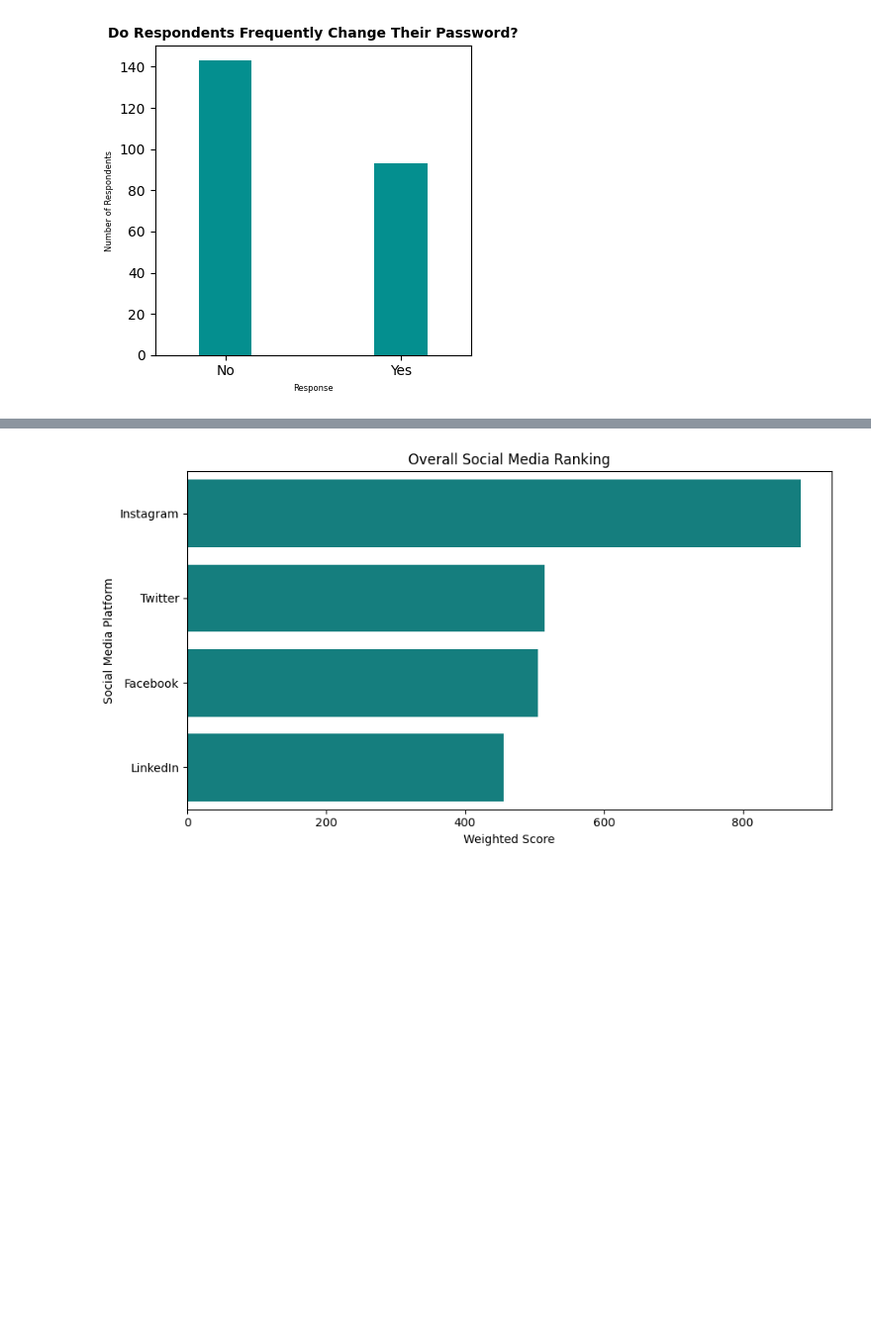
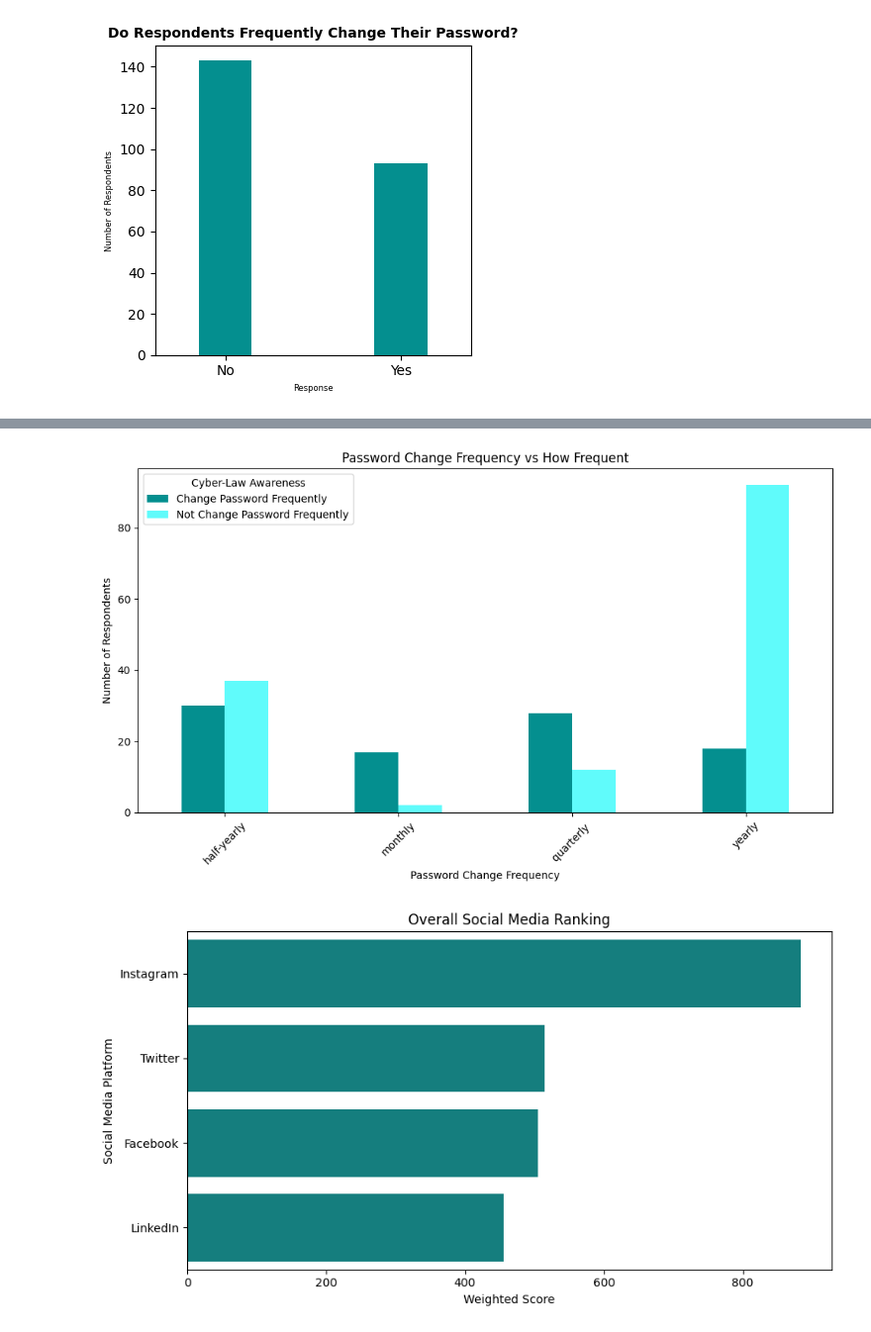
Before and after one commit to zf00593/dataset-project, a Jupyter notebook: visualisation.ipynb, the cells around one changed output, grey strips where cells are left out. Shown at 99% size. Cells and saved outputs as stored; diff of their text form; code cells hidden in the pictures; blank space fills up the shorter version.

```diff
--- a/visualisation.ipynb
+++ b/visualisation.ipynb
@@ -48,3 +54,28 @@ plt.show()
+# %%
+password_cyber = pd.crosstab(
+    analysis.df["How Frequent!?"],
+    analysis.df["Do you change your password Frequently?"].map({
+        1: "Change Password Frequently",
+        0: "Not Change Password Frequently"
+    })
+)
+
+password_cyber.plot(
+    kind="bar",
+    figsize=(10, 6),
+    color=["#048F8F", "#60FBFB"]
+)
+
+plt.title("Password Change Frequency vs How Frequent")
+plt.xlabel("Password Change Frequency")
+plt.ylabel("Number of Respondents")
+plt.xticks(rotation=45)
+plt.legend(title="Cyber-Law Awareness")
+
+plt.tight_layout()
+plt.show()
+# %% [output]
+[figure, added]
 # %%
 ranking = analysis.weighted_ranking()
 
```
Also changed, not shown: parts of 2 cells of this notebook.
